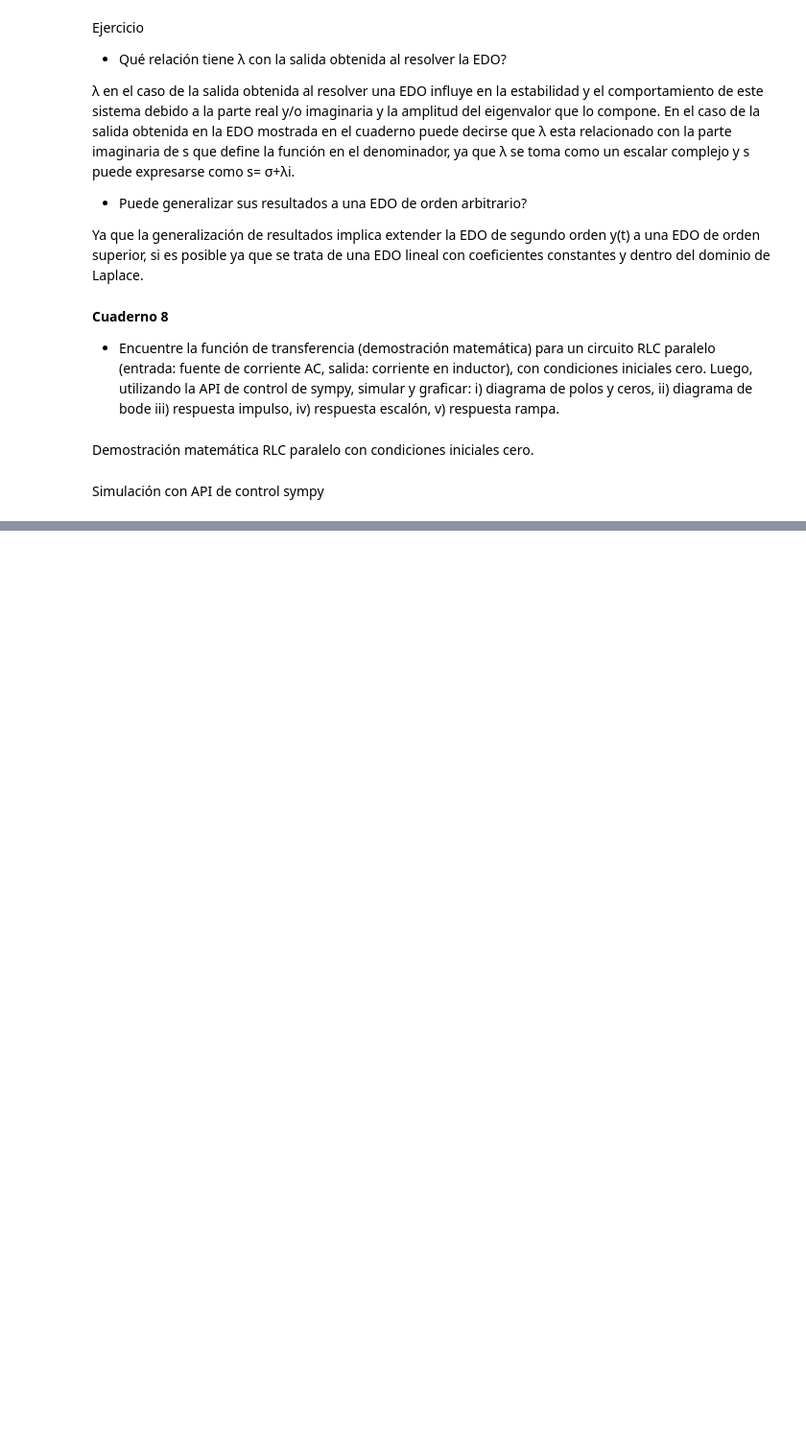
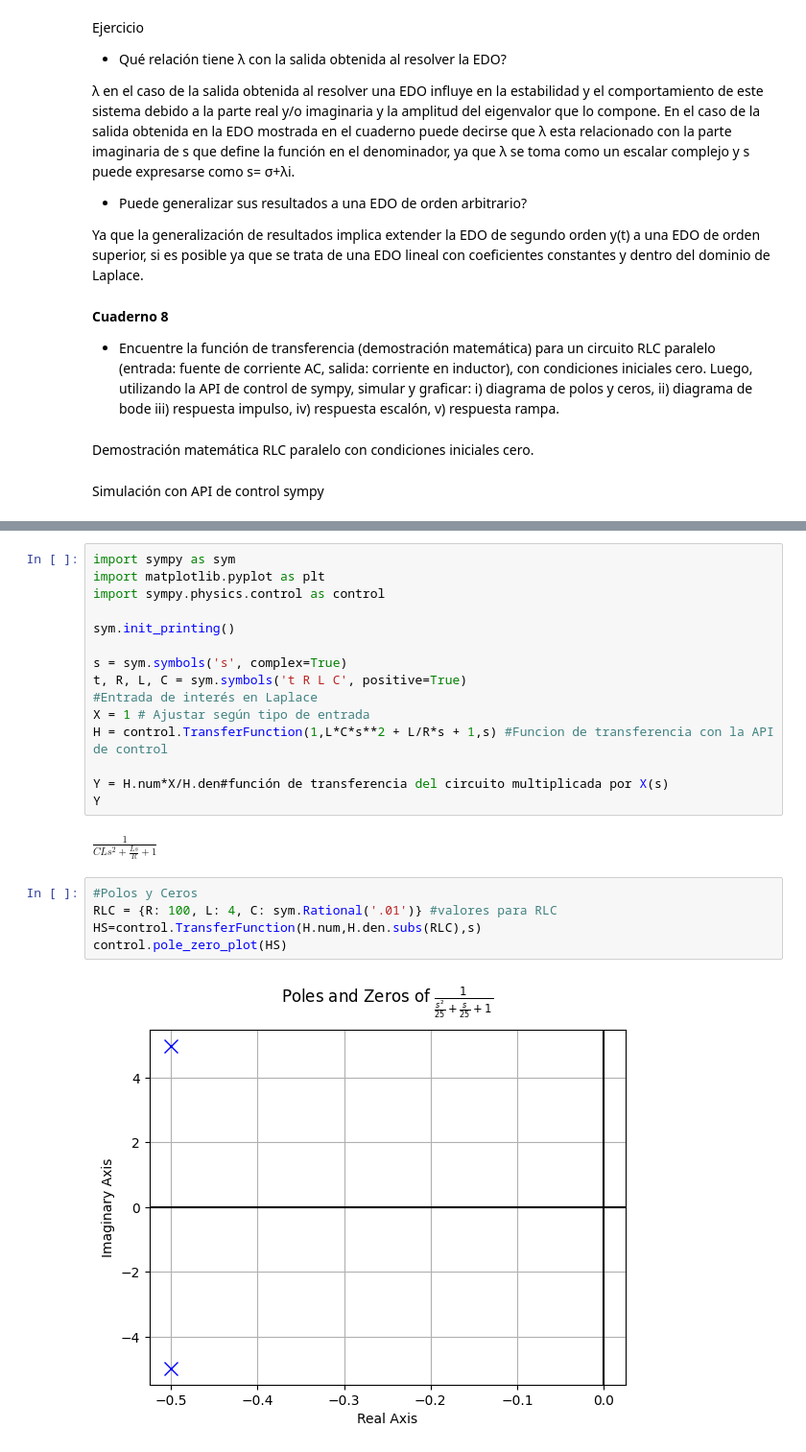
Before and after one commit to GabrielaRomoM/EjerciciosSYS-Phyton, a Jupyter notebook: LAPLACE/Ejercicios_9NOV23.ipynb, the cells around one changed output, grey strips where cells are left out. Shown at 96% size. Cells and saved outputs as stored; diff of their text form; blank space fills up the shorter version.

```diff
--- a/LAPLACE/Ejercicios_9NOV23.ipynb
+++ b/LAPLACE/Ejercicios_9NOV23.ipynb
@@ -104,0 +42,24 @@ plt.show()
+# %%
+import sympy as sym
+import matplotlib.pyplot as plt
+import sympy.physics.control as control
+
+sym.init_printing()
+
+s = sym.symbols('s', complex=True)
+t, R, L, C = sym.symbols('t R L C', positive=True)
+#Entrada de interés en Laplace
+X = 1 # Ajustar según tipo de entrada
+H = control.TransferFunction(1,L*C*s**2 + L/R*s + 1,s) #Funcion de transferencia con la API de control
+
+Y = H.num*X/H.den#función de transferencia del circuito multiplicada por X(s)
+Y
+# %% [output]
+$\displaystyle \frac{1}{C L s^{2} + \frac{L s}{R} + 1}$
+# %%
+#Polos y Ceros
+RLC = {R: 100, L: 4, C: sym.Rational('.01')} #valores para RLC
+HS=control.TransferFunction(H.num,H.den.subs(RLC),s)
+control.pole_zero_plot(HS)
+# %% [output]
+[figure, added]
```
Also changed, not shown: parts of 6 cells of this notebook.
